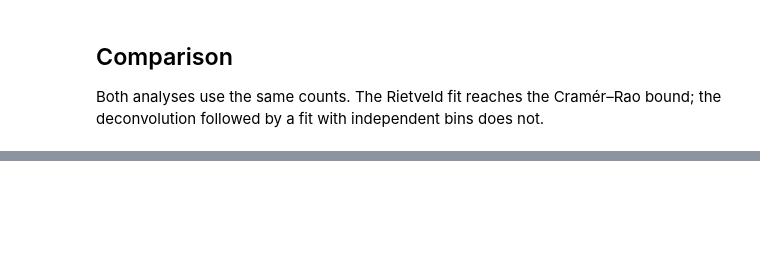
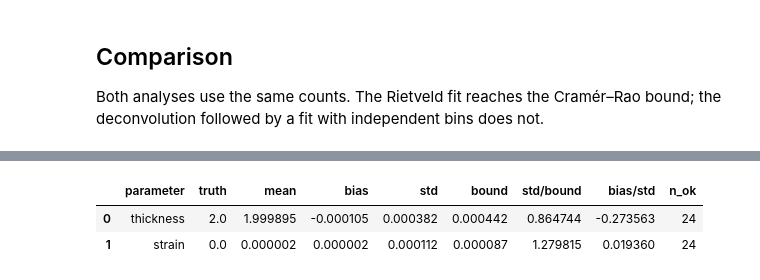
Before and after one commit to TsvikiHirsh/frame_overlap, a Jupyter notebook: notebooks/01_quickstart.ipynb, the cells around one changed output, grey strips where cells are left out. Cells and saved outputs as stored; diff of their text form; code cells hidden in the pictures; blank space fills up the shorter version.

```diff
--- a/notebooks/01_quickstart.ipynb
+++ b/notebooks/01_quickstart.ipynb
@@ -113,0 +140,7 @@ pd.DataFrame({"Cramer-Rao bound": bound,
+# %%
+est, mc = fo.monte_carlo(exp4, fo.RietveldFit(), n=24, seed=0, workers=4)
+mc.round(6)
+# %% [output]
+|  | parameter | truth | mean | bias | std | bound | std/bound | bias/std | n_ok |
+| 0 | thickness | 2.0 | 1.999895 | -0.000105 | 0.000382 | 0.000442 | 0.864744 | -0.273563 | 24 |
+| 1 | strain | 0.0 | 0.000002 | 0.000002 | 0.000112 | 0.000087 | 1.279815 | 0.019360 | 24 |
```
Also changed, not shown: parts of 9 cells of this notebook, 53 other files.
